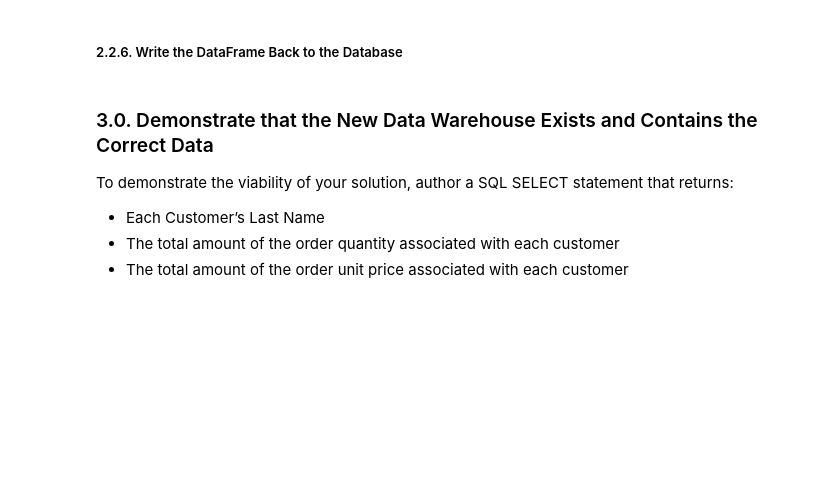
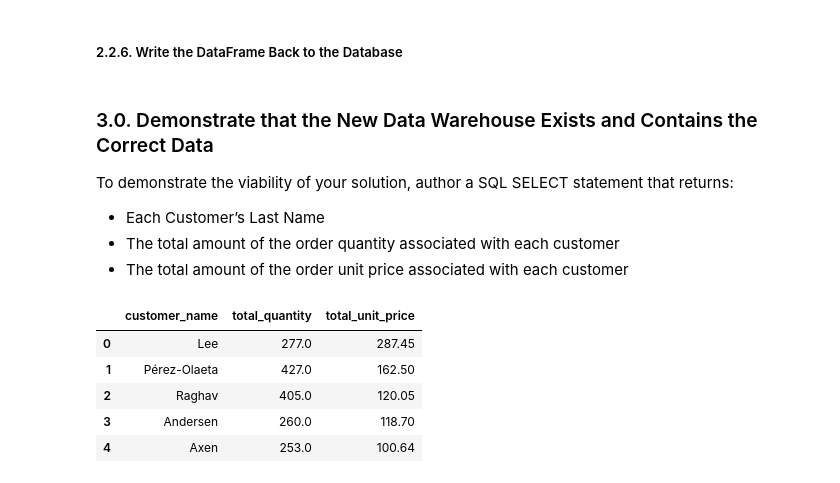
Before and after one commit to peneeta/DS-2002-Coursework, a Jupyter notebook: 02-Python/Lab-03-Python-Extract-Transform-Load.ipynb, the cells around one changed output. Saved outputs shown, nothing was run; the diff lists cells and outputs as text; code cells hidden in the pictures; blank space fills up the shorter version.

```diff
--- a/02-Python/Lab-03-Python-Extract-Transform-Load.ipynb
+++ b/02-Python/Lab-03-Python-Extract-Transform-Load.ipynb
@@ -304,3 +308,25 @@ To demonstrate the viability of your solution, author a SQL SELECT statement tha
 -	Each Customer’s Last Name
 -	The total amount of the order quantity associated with each customer
 -	The total amount of the order unit price associated with each customer
+# %%
+sqlTest1 = """
+    SELECT customers.`last_name` AS `customer_name`,
+        SUM(orders.`quantity`) AS `total_quantity`,
+        SUM(orders.`unit_price`) AS `total_unit_price`
+    FROM `{0}`.`fact_orders` AS orders
+    INNER JOIN `{0}`.`dim_customers` AS customers
+    ON orders.customer_id = customers.customer_key
+    GROUP BY customers.`last_name`
+    ORDER BY total_unit_price DESC;
+""".format(dst_dbname)
+
+df_test = get_dataframe(user_id, pwd, host_name, src_dbname, sqlTest1)
+# %%
+df_test.head()
+# %% [output]
+|  | customer_name | total_quantity | total_unit_price |
+| 0 | Lee | 277.0 | 287.45 |
+| 1 | Pérez-Olaeta | 427.0 | 162.50 |
+| 2 | Raghav | 405.0 | 120.05 |
+| 3 | Andersen | 260.0 | 118.70 |
+| 4 | Axen | 253.0 | 100.64 |
```
Also changed, not shown: parts of 2 cells of this notebook.
